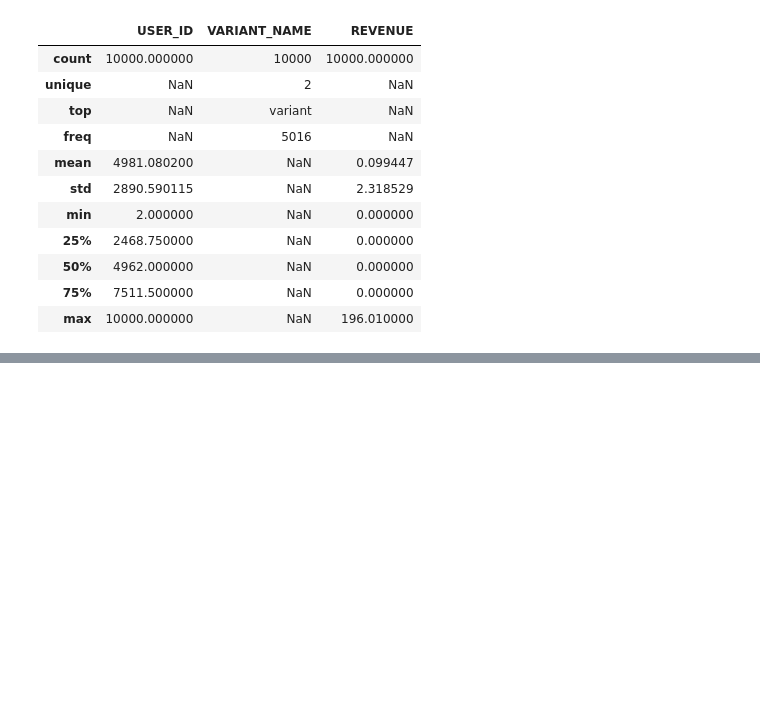
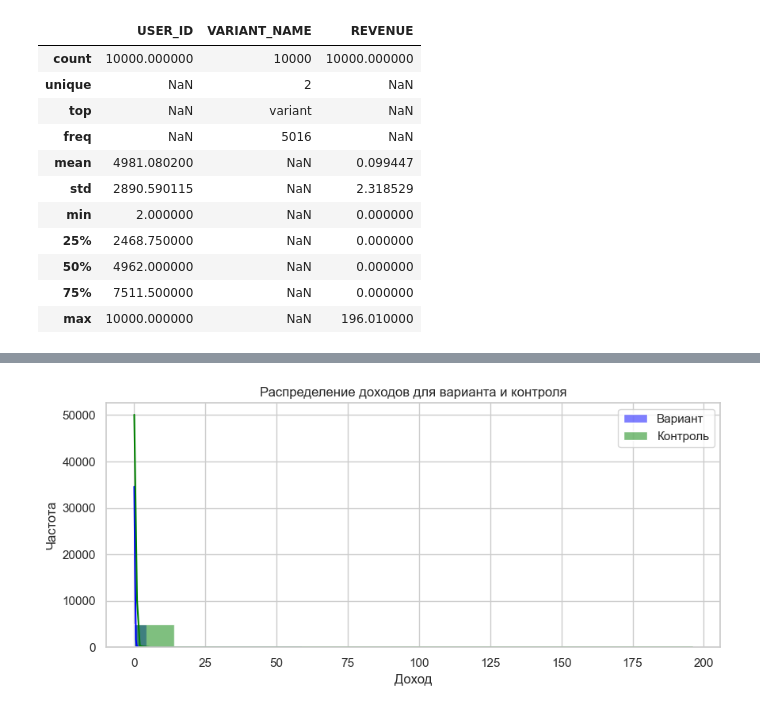
Before and after one commit to annakopeikina/STATISTIKS, a Jupyter notebook: ABtesting/hometask8.ipynb, the cells around one changed output, grey strips where cells are left out. Drawn from its saved outputs; the diff is of its cells as text; code cells hidden in the pictures; blank space fills up the shorter version.

```diff
--- a/ABtesting/hometask8.ipynb
+++ b/ABtesting/hometask8.ipynb
@@ -54,0 +57,8 @@ dtype: int64
+# %%
+df = pd.read_csv('ab_statistic.csv')
+# Убедимся, что нет лишних пробелов в названиях столбцов
+df.columns = df.columns.str.strip()
+# Проверим наличие пропущенных значений в данных
+missing_values = df.isnull().sum()
+print("Пропущенные значения в данных:")
+print(missing_values)
@@ -54,0 +127,16 @@ dtype: int64
+# %%
+data_variant = df[df['VARIANT_NAME'] == 'variant']['REVENUE']
+data_control = df[df['VARIANT_NAME'] == 'control']['REVENUE']
+
+# гистограмма
+plt.figure(figsize=(10, 4))
+sns.histplot(data_variant, kde=True, color='blue', label='Вариант')
+sns.histplot(data_control, kde=True, color='green', label='Контроль')
+
+plt.title('Распределение доходов для варианта и контроля')
+plt.xlabel('Доход')
+plt.ylabel('Частота')
+plt.legend()
+plt.show()
+# %% [output]
+[figure, added]
```
Also changed, not shown: parts of 13 cells of this notebook.
